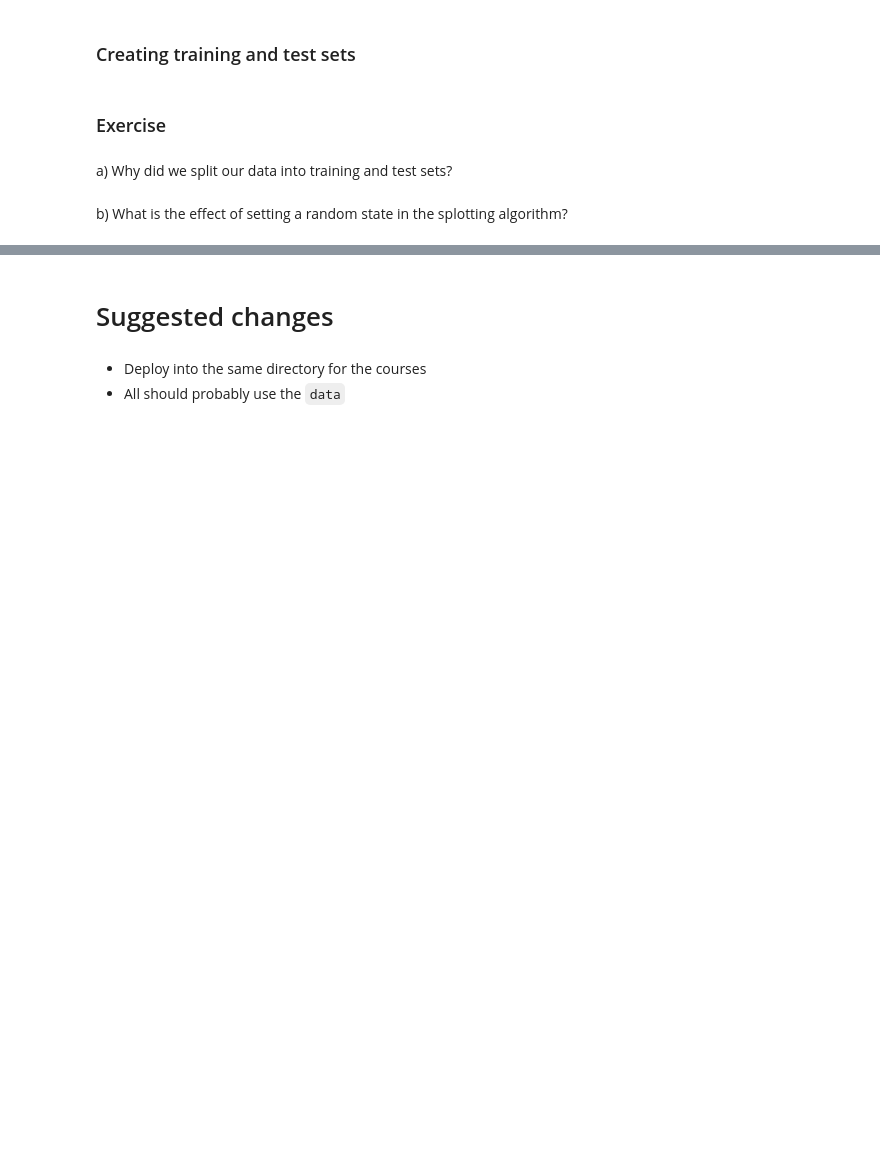
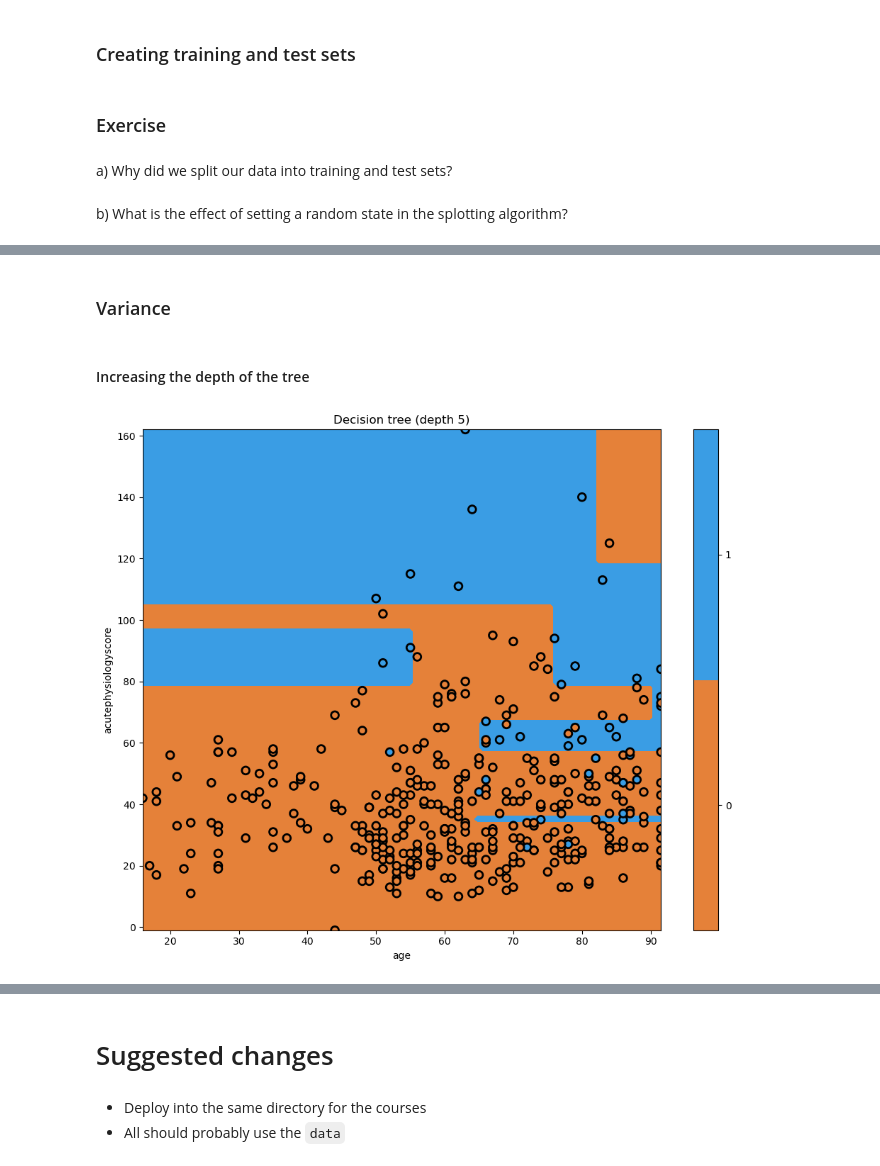
Before and after one commit to marioa/ml_course, a Jupyter notebook: ML.ipynb, the cells around one changed output, grey strips where cells are left out. Saved outputs shown, nothing was run; the diff lists cells and outputs as text; code cells hidden in the pictures; blank space fills up the shorter version.

```diff
--- a/ML.ipynb
+++ b/ML.ipynb
@@ -674,0 +707,14 @@ b) What is the effect of setting a random state in the splotting algorithm?
+# %% [markdown]
+### Variance
+# %% [markdown]
+#### Increasing the depth of the tree
+# %%
+# train model
+mdl = tree.DecisionTreeClassifier(max_depth=5)
+mdl = mdl.fit(x_train.values, y_train.values)
+
+# plot tree
+plt.figure(figsize=[10,8])
+glowyr.plot_model_pred_2d(mdl, x_train, y_train, title="Decision tree (depth 5)")
+# %% [output]
+[figure, added]
```
Also changed, not shown: parts of 7 cells of this notebook.
